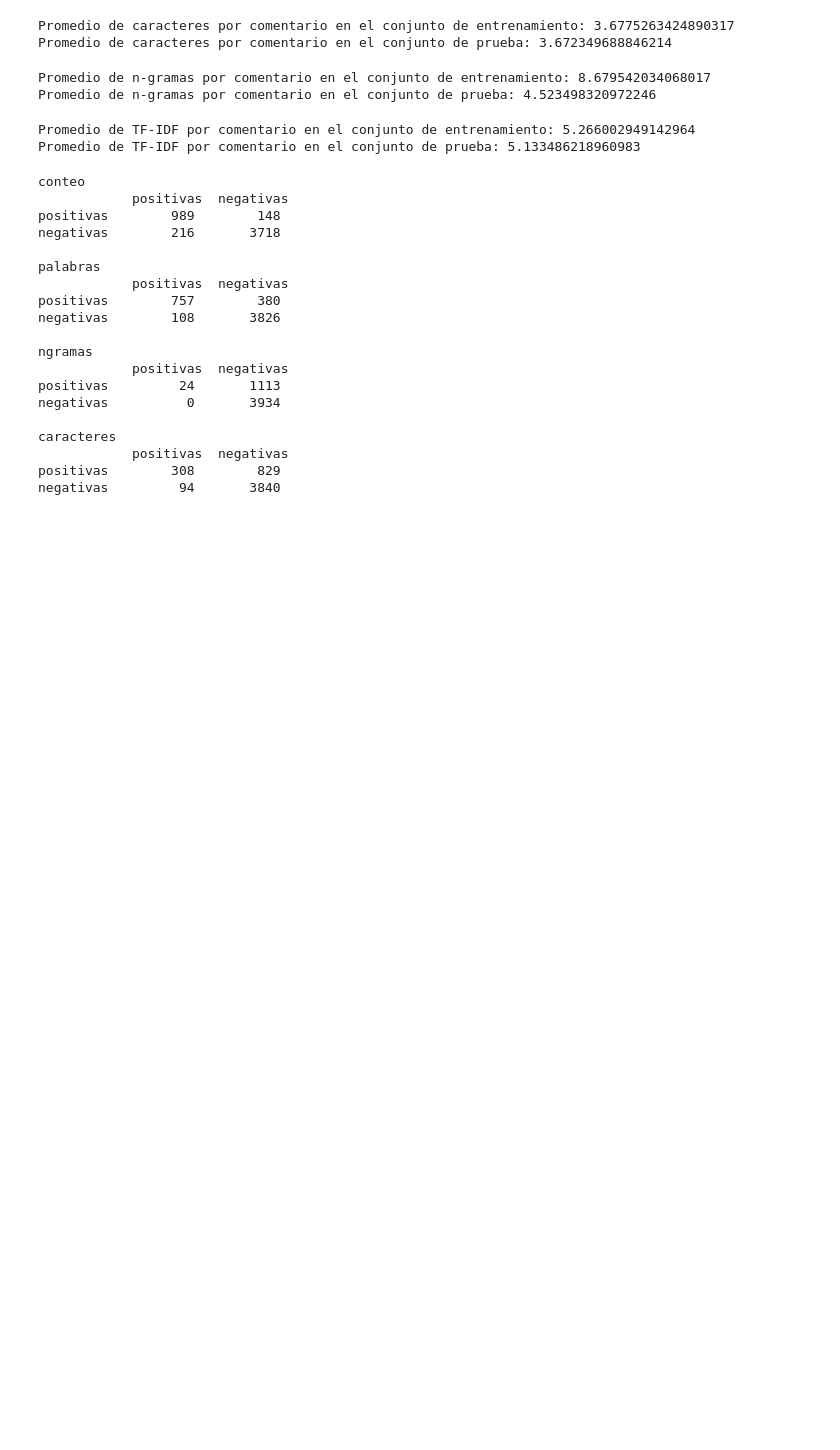
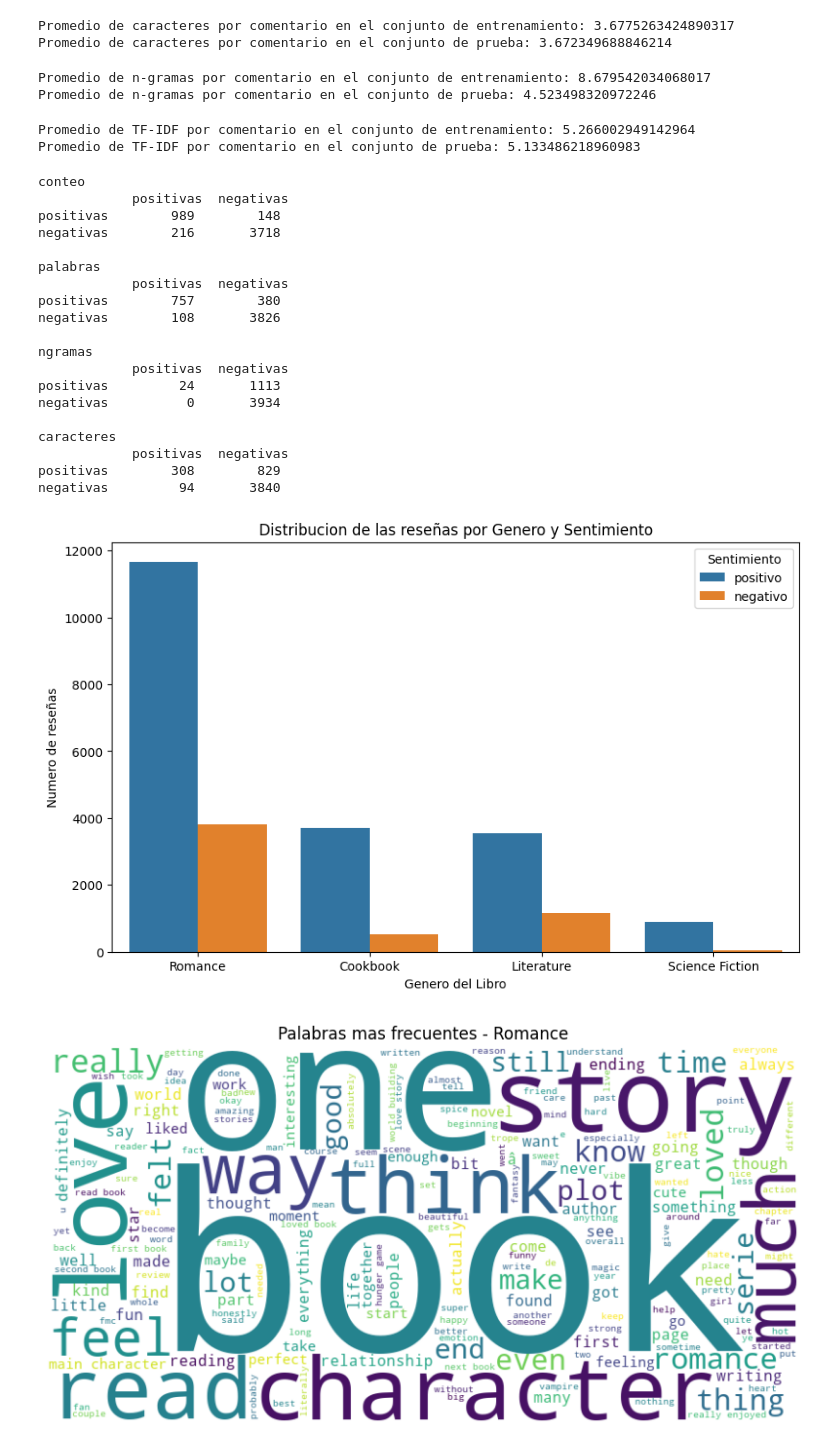
Before and after one commit to Wamach/MCD_PYCD, a Jupyter notebook: Tareas/Tarea 3/Actividad_3.ipynb, the cells around one changed output. Drawn from its saved outputs; the diff is of its cells as text; code cells hidden in the pictures; blank space fills up the shorter version.

Commit message:
se agregan tareas del 2 a la 5 en codigo y con imagenes

```diff
--- a/Tareas/Tarea 3/Actividad_3.ipynb
+++ b/Tareas/Tarea 3/Actividad_3.ipynb
@@ -400,3 +400,79 @@ caracteres
             positivas  negativas
 positivas        308        829
 negativas         94       3840
+# %%
+# Additional visualizations for the research paper
+
+# 1. Dataset distribution by genre and sentiment
+plt.figure(figsize=(10, 6))
+sns.countplot(data=df, x='Book_Genre', hue='cleaned_sentiment')
+plt.title('Distribucion de las reseñas por Genero y Sentimiento')
+plt.xlabel('Genero del Libro')
+plt.ylabel('Numero de reseñas')
+plt.legend(title='Sentimiento')
+plt.savefig('Act_3_genre_sentiment_dist.png', dpi=300, bbox_inches='tight')
+plt.show()
+
+# 2. Word clouds for each genre
+genres = df['Book_Genre'].unique()
+for genre in genres:
+    text = ' '.join(df[df['Book_Genre'] == genre]['cleaned_review'])
+    wordcloud = WordCloud(width=800, height=400, background_color='white').generate(text)
+    plt.figure(figsize=(10, 5))
+    plt.imshow(wordcloud, interpolation='bilinear')
+    plt.title(f'Palabras mas frecuentes - {genre}')
+    plt.axis('off')
+    plt.savefig(f'nube_de_palabras_{genre.lower().replace(" ", "_")}.png', dpi=300, bbox_inches='tight')
+    plt.show()
+
+# 3. Model comparison bar chart
+models = ['Naive Bayes', 'Logistic Regression', 'SVM']
+accuracy = [0.891, 0.915, 0.923]
+
+plt.figure(figsize=(8, 5))
+sns.barplot(x=models, y=accuracy)
+plt.title('Comparacion de Precisión de los Modelos')
+plt.xlabel('Modelo')
+plt.ylabel('Precisión')
+plt.ylim(0.85, 0.95)
+for i, acc in enumerate(accuracy):
+    plt.text(i, acc + 0.005, f'{acc:.3f}', ha='center')
+plt.savefig('Act_3_model_comparison.png', dpi=300, bbox_inches='tight')
+plt.show()
+
+# 4. Hyperparameter tuning visualization (GridSearchCV results)
+import pandas as pd
+
+# Convert grid search results to dataframe
+results = pd.DataFrame(grid_search.cv_results_)
+params = results['params']
+mean_test = results['mean_test_score']
+
+plt.figure(figsize=(10, 6))
+sns.lineplot(data=results, x='param_C', y='mean_test_score', hue='param_kernel', marker='o')
+plt.title('Resultados de Hyperparametros de Tuning')
+plt.xlabel('Parametro (C)')
+plt.ylabel('Media')
+plt.xscale('log')
+plt.grid(True)
+plt.savefig('Act_3_grid_search_results.png', dpi=300, bbox_inches='tight')
+plt.show()
+
+# 5. Text representation comparison
+methods = ['Cantidad Palabras', 'TF-IDF (Palabras)', 'N-grams (2-3)', 'Caracteres']
+accuracies = [0.902, 0.915, 0.908, 0.887]
+
+plt.figure(figsize=(8, 5))
+sns.barplot(x=methods, y=accuracies)
+plt.title('Impacto y precisión de la representacion del texto')
+plt.xlabel('Metodo de representación')
+plt.ylabel('Precisión')
+plt.xticks(rotation=15)
+plt.ylim(0.85, 0.92)
+for i, acc in enumerate(accuracies):
+    plt.text(i, acc + 0.003, f'{acc:.3f}', ha='center')
+plt.savefig('Act_3_text_representation.png', dpi=300, bbox_inches='tight')
+plt.show()
+# %% [output]
+[figure, added]
+[figure, added]
```
Also changed, not shown: parts of 2 cells of this notebook, 25 other files.
